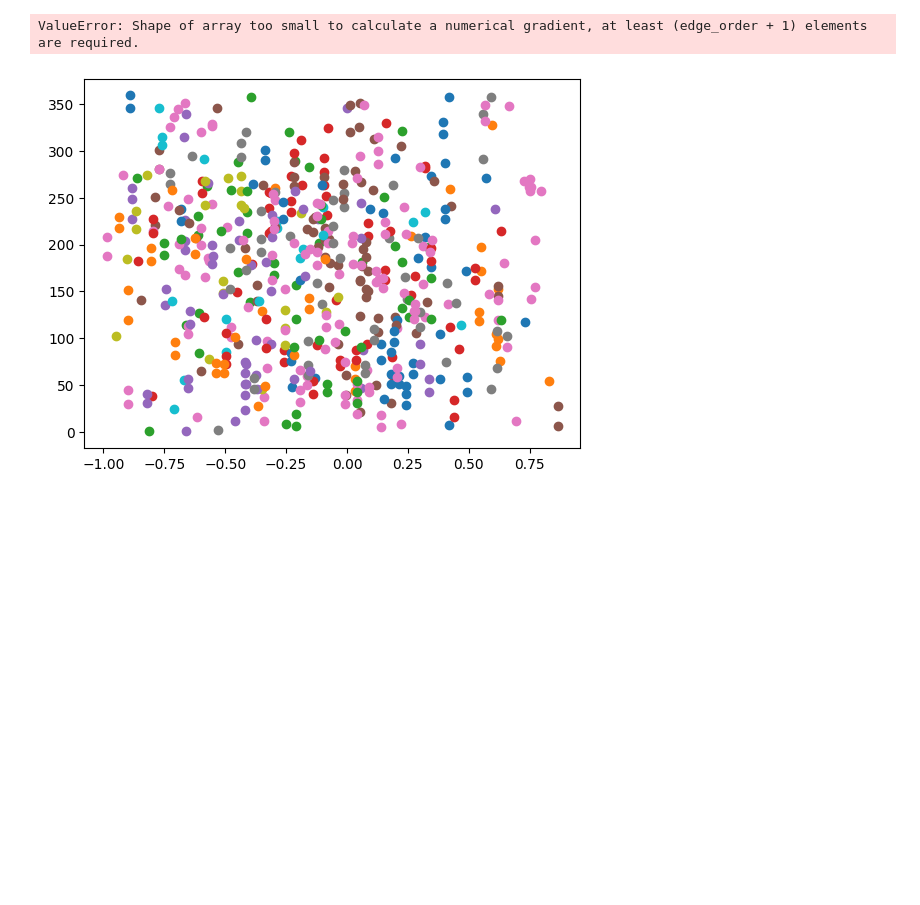
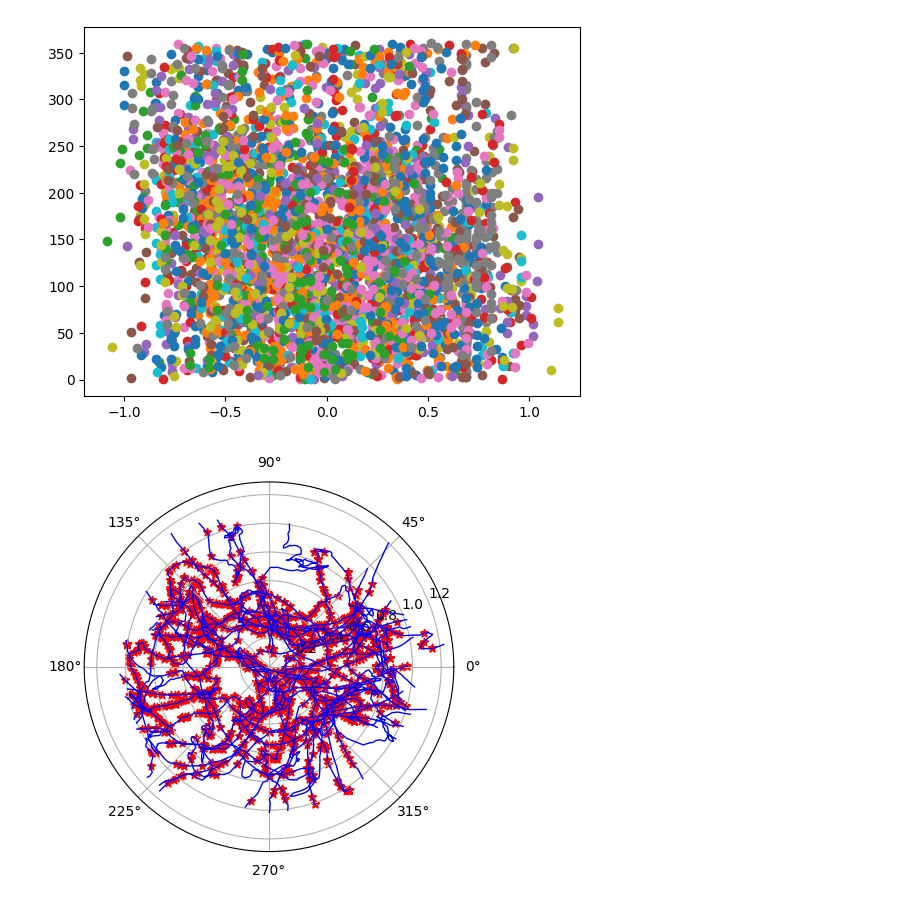
Before and after one commit to Sachuriga/quattrocolo-nwb4fp, a Jupyter notebook: src/nwb4fp/analyses/examples/Phase_precession.ipynb, the cells around one changed output. Drawn from its saved outputs; the diff is of its cells as text; code cells hidden in the pictures; blank space fills up the shorter version.

```diff
--- a/src/nwb4fp/analyses/examples/Phase_precession.ipynb
+++ b/src/nwb4fp/analyses/examples/Phase_precession.ipynb
@@ -36,7 +55,7 @@ import pandas as pd
 pd.set_option('display.max_rows', None)
 np.set_printoptions(threshold=np.inf)
 ## unit11: unit_num = 8, ch = 13
-filepath = r"S:\Sachuriga/nwb/66539_2024-12-03_11-42-19_A_phy_k_manual.nwb"
+filepath = r"S:\Sachuriga/nwb/test4neo/63385_2024-07-22_13-33-23_A_phy_k_manual.nwb"
 npdata = nap.load_file(filepath)
 npdata
 
@@ -48,11 +67,11 @@ raw_pos,combined_array, mask,speeds,smoothed_speed,filtered_speed = pos2speed(po
                             pos_cord[:,1], # x
                             pos_cord[:,2], # y
                             filter_speed=True,
-                            min_speed = 0.05)
+                            min_speed = 0.1)
 
 ## filter spikes with speed
-unit_num=2
-raw_pos=combined_array
+unit_num = 7
+raw_pos=raw_pos
 # ## filter spikes with speed
 # spk = speed_filtered_spikes(spikes_time,
 #                             pos_cord[:,0], # times
@@ -99,0 +99,4 @@ Full DataFrame:
+# %%
+file_path = r"S:\Sachuriga\nwb/63383_2024-07-13_14-10-05_A_phy_k_manual.nwb"
+npdata = nap.load_file(filepath)
+print(npdata['units']['cell Type'])
@@ -200,7 +286,7 @@ def bandpass_filter(data, lowcut, highcut, fs, order=4):
     y = signal.filtfilt(b, a, data)  # 前后向滤波，避免相位移
     return y
 
-lfp_filtered = bandpass_filter(lfp[:,ch_num[0]], 5, 12, fs)
+lfp_filtered = bandpass_filter(lfp[:,ch_num], 5, 12, fs)
 
 # 2. 使用希尔伯特变换计算瞬时相位
 analytic_signal = hilbert(lfp_filtered)
@@ -220,32 +306,48 @@ theta_phase = phase_deg % 360 # 取模720，或者根据需求自定义
 # %%
 x = pos_cord[:,1]
 y = pos_cord[:,2]
 t = pos_cord[:,0]
 
+fig, ax3 = plt.subplots()
+fig, ax = plt.subplots(subplot_kw={'projection': 'polar'})
+full_phase=[]
+full_x=[]
+full_r=[]
+full_theta = []
 
 
-fig, ax3 = plt.subplots()
-full_phase=[]
-full_x=[]
 for slide_s,slide_stop in zip(restrcir_en, restrcir_ex):
     #plot_path(x[slide_s:slide_stop],y[slide_s:slide_stop],t[slide_s:slide_stop],box_size=1,spike_times = spikes_time, ax=ax3)
-    r, theta, pdcd, pdmd = map_pass_to_unit_circle(x[slide_s:slide_stop],y[slide_s:slide_stop],t[slide_s:slide_stop], x_c/20, y_c/20, field=fiesld_afremoval, box_size=[1.0, 1.0])
+    r, theta, pdcd, pdmd = map_pass_to_unit_circle(x[slide_s:slide_stop],y[slide_s:slide_stop],t[slide_s:slide_stop], x_c[number]/20, y_c[number]/20, field=each_field[number], box_size=[1.0, 1.0])
     phase_value=[]
 
     temp_time = t[slide_s:slide_stop]
     temp = spikes_time[spikes_time>t[slide_s]]
     temp1 = temp[temp<=t[slide_stop-1]]
     phase_value=[]
+    phase_temp = []
     pdcd_temp = []
+    r_temp = []
+
+    if len(theta)>100:
+        ax.plot(theta, r, label='Example Curve', color='blue', linewidth=1)
+
     if len(temp1)>0:
         for t1 in temp1:
             index_run = np.searchsorted(temp_time, t1)
             index_theta = np.searchsorted(lfp_times, t1)
             phase_value.append(theta_phase[index_theta])
-            pdcd_temp.append(pdcd[index_run-1])
+            phase_temp.append(theta[index_run])
+            r_temp.append(r[index_run])
+            if len(theta)>100:
+                ax.scatter(theta[index_run], r[index_run], color='red', marker='*')
+            pdcd_temp.append(pdcd[index_run])
+
+            full_r.append(r[index_run])
             full_phase.append(theta_phase[index_theta])
-            full_x.append(pdcd[index_run-1])
+            full_x.append(pdcd[index_run])
+            full_theta.append(theta[index_run])
         ax3.scatter(pdcd_temp,phase_value)
 # %% [output]
-ValueError: Shape of array too small to calculate a numerical gradient, at least (edge_order + 1) elements are required.
-[figure, old version]
+[figure, new version]
+[figure, added]
```
Also changed, not shown: parts of 19 cells of this notebook, 38 other files.
